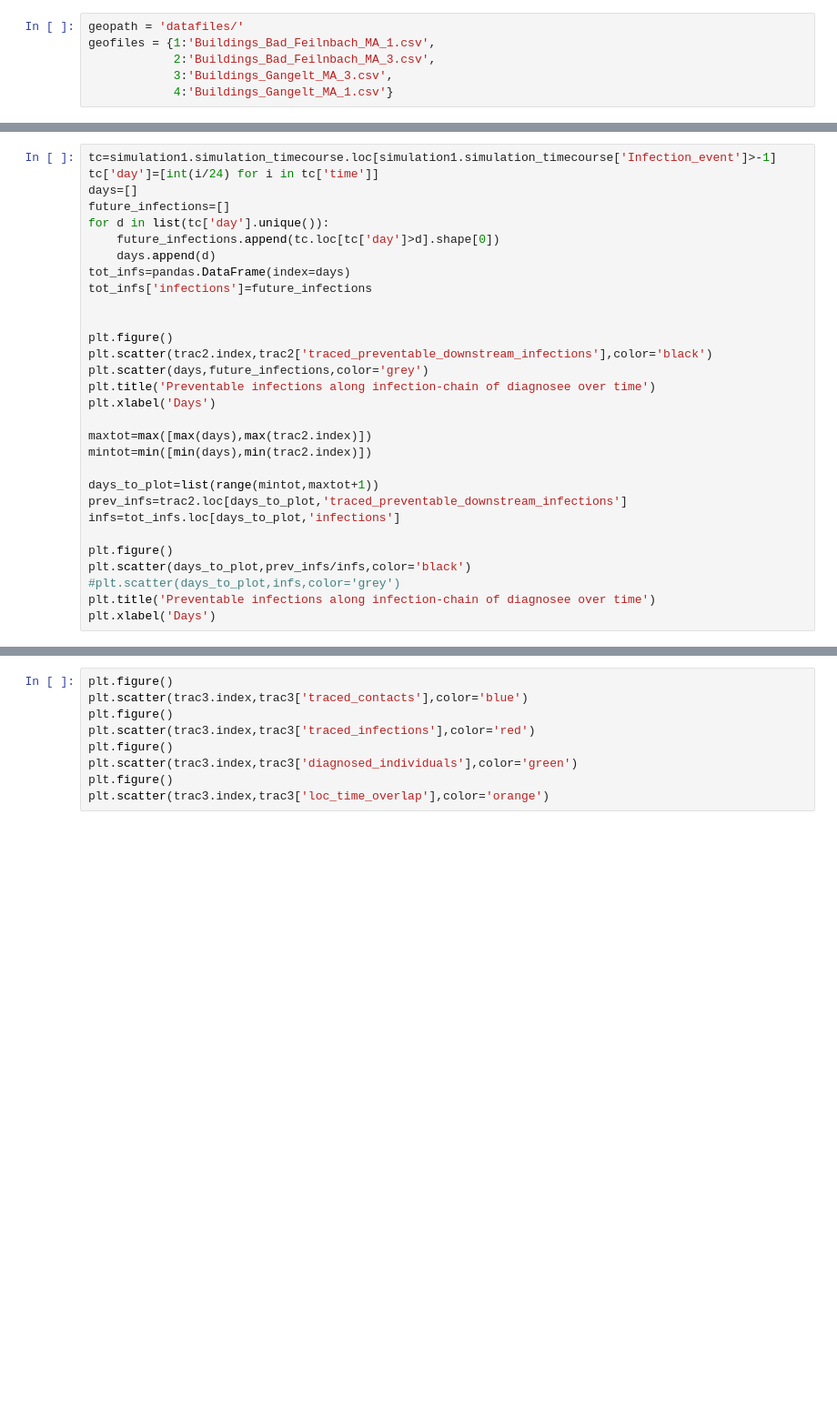
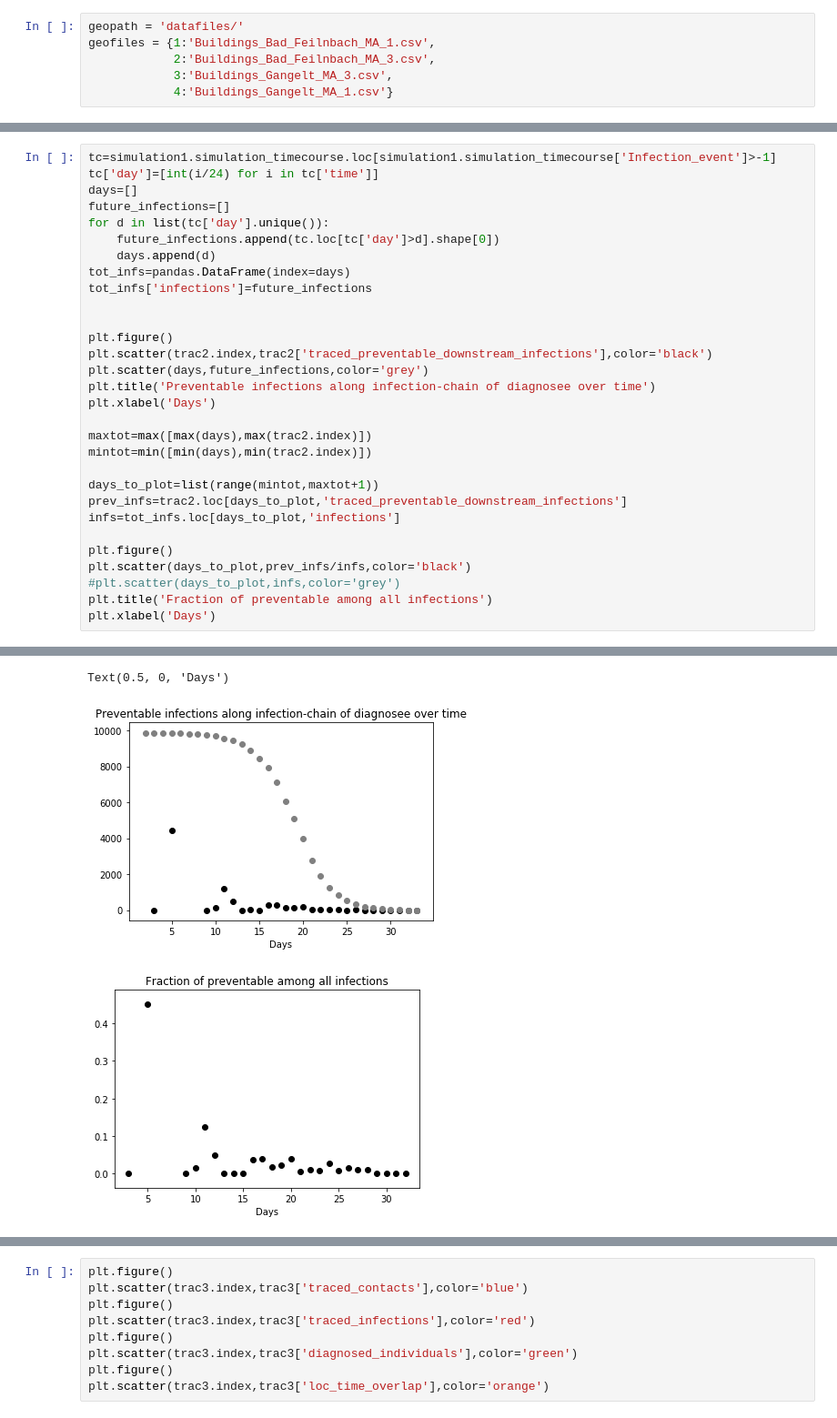
Before and after one commit to joba-1/Corona_Model, a Jupyter notebook: Heatmap_analysis.ipynb, the cells around one changed output, grey strips where cells are left out. Shown at 91% size. Drawn from its saved outputs; the diff is of its cells as text; blank space fills up the shorter version.

```diff
--- a/Heatmap_analysis.ipynb
+++ b/Heatmap_analysis.ipynb
@@ -178,5 +217,6 @@ infs=tot_infs.loc[days_to_plot,'infections']
 plt.figure()
 plt.scatter(days_to_plot,prev_infs/infs,color='black')
 #plt.scatter(days_to_plot,infs,color='grey')
-plt.title('Preventable infections along infection-chain of diagnosee over time')
+plt.title('Fraction of preventable among all infections')
 plt.xlabel('Days')
+# %% [output]
@@ -183,3 +227,6 @@ plt.xlabel('Days')
+Text(0.5, 0, 'Days')
+[figure, added]
+[figure, added]
 # %%
 tc=simulation1.simulation_timecourse.loc[simulation1.simulation_timecourse['Infection_event']>-1]
 tc['day']=[int(i/24) for i in tc['time']]
```
Also changed, not shown: parts of 13 cells of this notebook, 1 other file.
